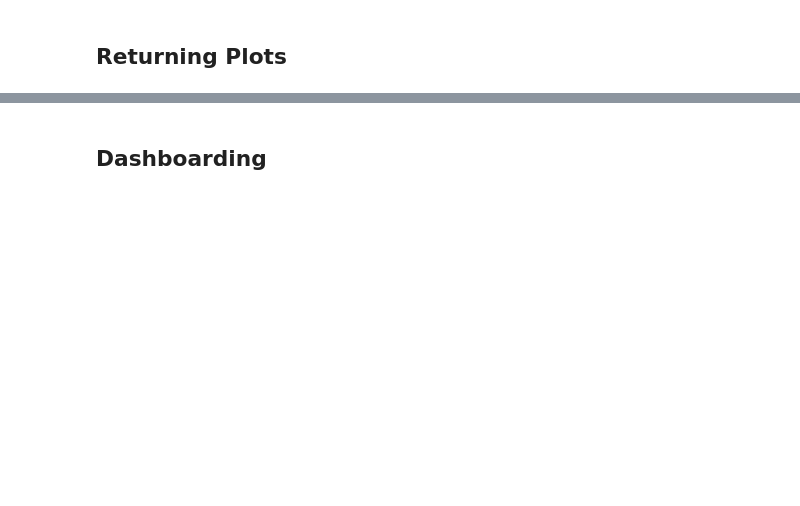
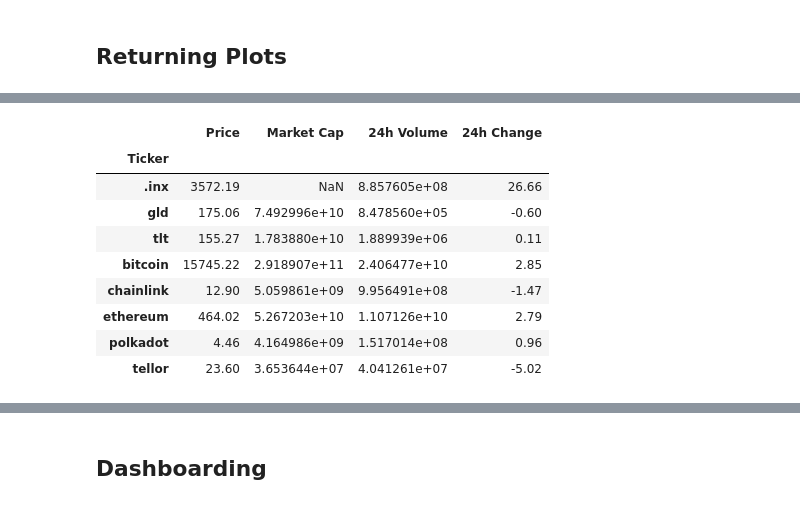
Before and after one commit to sbernard1129/crypto-analysis, a Jupyter notebook: CryptoProject-All.ipynb, the cells around one changed output, grey strips where cells are left out. Cells and saved outputs as stored; diff of their text form; code cells hidden in the pictures; blank space fills up the shorter version.

```diff
--- a/CryptoProject-All.ipynb
+++ b/CryptoProject-All.ipynb
@@ -377,3 +385,15 @@ price_market_cp_df_plot
 # %%
 portfolio_df_final = portfolio_df.rename(columns = {'index':'Ticker'})
 portfolio_df_final = portfolio_df_final.set_index('Ticker')
+portfolio_df_final
+# %% [output]
+|  | Price | Market Cap | 24h Volume | 24h Change |
+| Ticker |  |  |  |  |
+| .inx | 3572.19 | NaN | 8.857605e+08 | 26.66 |
+| gld | 175.06 | 7.492996e+10 | 8.478560e+05 | -0.60 |
+| tlt | 155.27 | 1.783880e+10 | 1.889939e+06 | 0.11 |
+| bitcoin | 15745.22 | 2.918907e+11 | 2.406477e+10 | 2.85 |
+| chainlink | 12.90 | 5.059861e+09 | 9.956491e+08 | -1.47 |
+| ethereum | 464.02 | 5.267203e+10 | 1.107126e+10 | 2.79 |
+| polkadot | 4.46 | 4.164986e+09 | 1.517014e+08 | 0.96 |
+| tellor | 23.60 | 3.653644e+07 | 4.041261e+07 | -5.02 |
```
Also changed, not shown: parts of 12 cells of this notebook.
